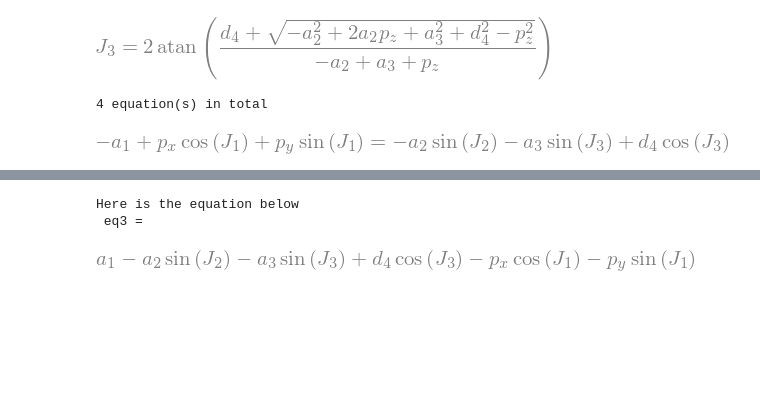
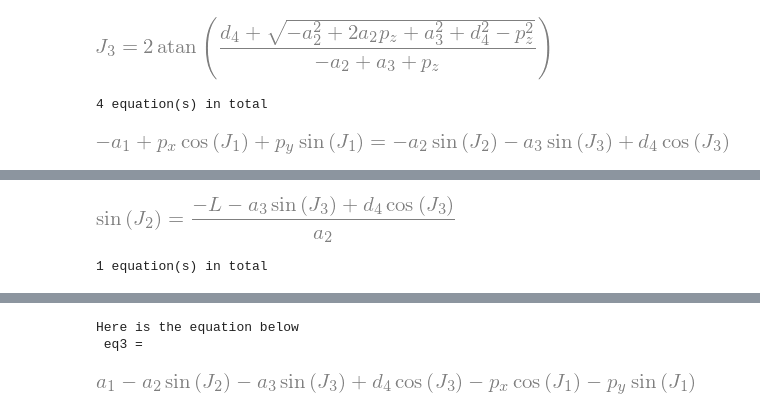
Before and after one commit to maeda-lab/Scaledown, a Jupyter notebook: miyamoto/FK_IK_furukawa.ipynb, the cells around one changed output, grey strips where cells are left out. Cells and saved outputs as stored; diff of their text form; code cells hidden in the pictures; blank space fills up the shorter version.

```diff
--- a/miyamoto/FK_IK_furukawa.ipynb
+++ b/miyamoto/FK_IK_furukawa.ipynb
@@ -56,6 +56,14 @@ def DH(j, alpha, a, d):
 # inverse DH matrix
 def DHi(j, alpha, a, d):
     return rotx(-alpha)*trans(-a,0,-d)*rotz(-j)
+# %%
+# target項を式eqからくくり出すための関数
+def obs(eq, target):
+    sol = sym.solve(eq, target)
+    for i  in range(len(sol)):
+        display( sym.Eq(target,  sol[i]))
+    print( str(len(sol)) +' equation(s) in total')
+    return sol
 # %% [markdown]
 ### DH法に基づく座標系間の関係表現
 
@@ -401,0 +376,7 @@ Here is the equation below
+# %%
+# S(J2)について整理すると，
+target = S(J_2)
+SJ2 = obs(eq, target)[0]
+# %% [output]
+[figure, added]
+1 equation(s) in total
```
Also changed, not shown: parts of 11 cells of this notebook.
